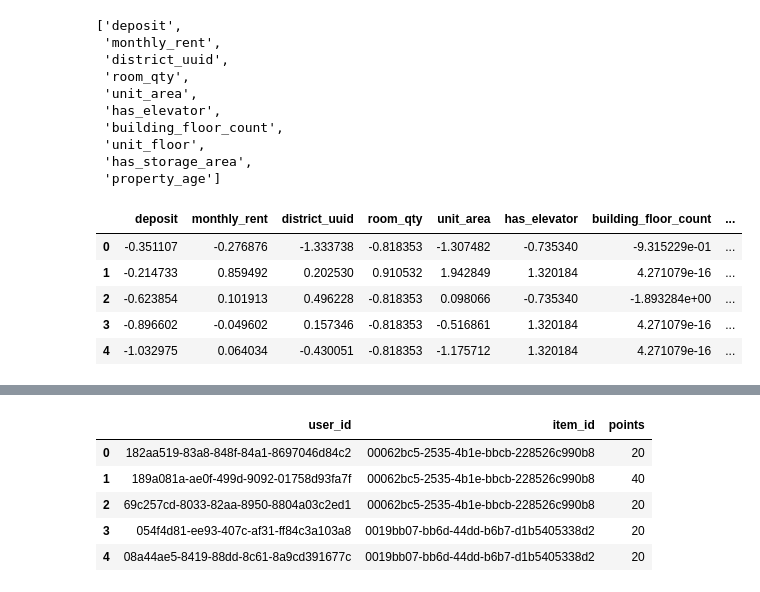
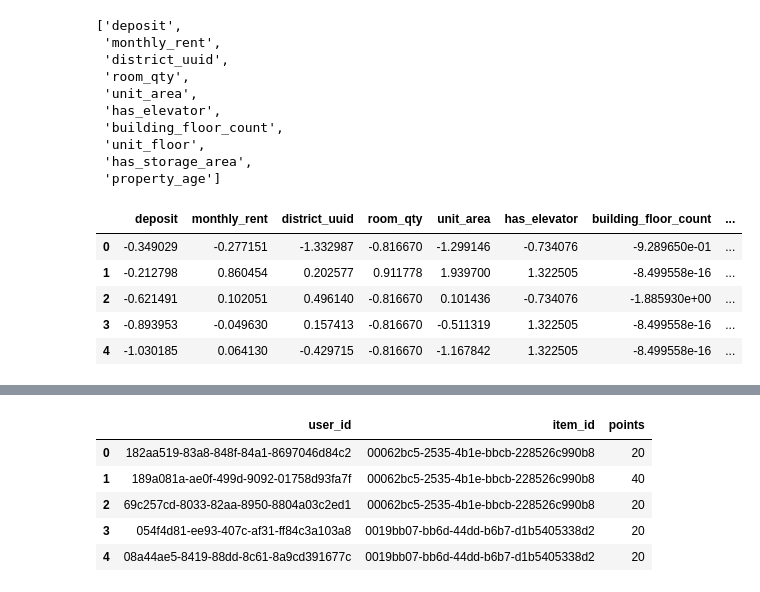
Before and after one commit to hunghuy201280/real-estate-recommendation, a Jupyter notebook: models/code.ipynb, the cells around one changed output, grey strips where cells are left out. Drawn from its saved outputs; the diff is of its cells as text; code cells hidden in the pictures.

```diff
--- a/models/code.ipynb
+++ b/models/code.ipynb
@@ -165,8 +163,7 @@ sns.histplot(homes['unit_area'], color='teal', kde=True, bins=80)
 # %%
 # sanitize data
-homes.drop(list(homes[homes.unit_area < 20].index), inplace=True)
-homes.reset_index(drop=True, inplace=True)
-homes.drop(list(homes[homes.property_age > 55].index), inplace=True)
+homes.drop(list(homes[homes.unit_area <=0].index), inplace=True)
 homes.reset_index(drop=True, inplace=True)
 homes.shape
 homes.head()
+orig_item_ids = homes["item_id"].values
@@ -208,22 +198,23 @@ feats
  'has_storage_area',
  'property_age']
 # %%
-home_orig = homes.copy()
+
+home_orig_cleaned = homes.copy()
 
 del homes['item_id']
 
 homes.fillna(homes.mean(), inplace=True)
 rb = StandardScaler()
 home = rb.fit_transform(homes)
 home = pd.DataFrame(home, columns=feats)
 home.head()
 # %% [output]
 |  | deposit | monthly_rent | district_uuid | room_qty | unit_area | has_elevator | building_floor_count | ... |
-| 0 | -0.351107 | -0.276876 | -1.333738 | -0.818353 | -1.307482 | -0.735340 | -9.315229e-01 | ... |
-| 1 | -0.214733 | 0.859492 | 0.202530 | 0.910532 | 1.942849 | 1.320184 | 4.271079e-16 | ... |
-| 2 | -0.623854 | 0.101913 | 0.496228 | -0.818353 | 0.098066 | -0.735340 | -1.893284e+00 | ... |
-| 3 | -0.896602 | -0.049602 | 0.157346 | -0.818353 | -0.516861 | 1.320184 | 4.271079e-16 | ... |
-| 4 | -1.032975 | 0.064034 | -0.430051 | -0.818353 | -1.175712 | 1.320184 | 4.271079e-16 | ... |
+| 0 | -0.349029 | -0.277151 | -1.332987 | -0.816670 | -1.299146 | -0.734076 | -9.289650e-01 | ... |
+| 1 | -0.212798 | 0.860454 | 0.202577 | 0.911778 | 1.939700 | 1.322505 | -8.499558e-16 | ... |
+| 2 | -0.621491 | 0.102051 | 0.496140 | -0.816670 | 0.101436 | -0.734076 | -1.885930e+00 | ... |
+| 3 | -0.893953 | -0.049630 | 0.157413 | -0.816670 | -0.511319 | 1.322505 | -8.499558e-16 | ... |
+| 4 | -1.030185 | 0.064130 | -0.429715 | -0.816670 | -1.167842 | 1.322505 | -8.499558e-16 | ... |
 # %%
 
 
```
Also changed, not shown: parts of 32 cells of this notebook, 7 other files.
